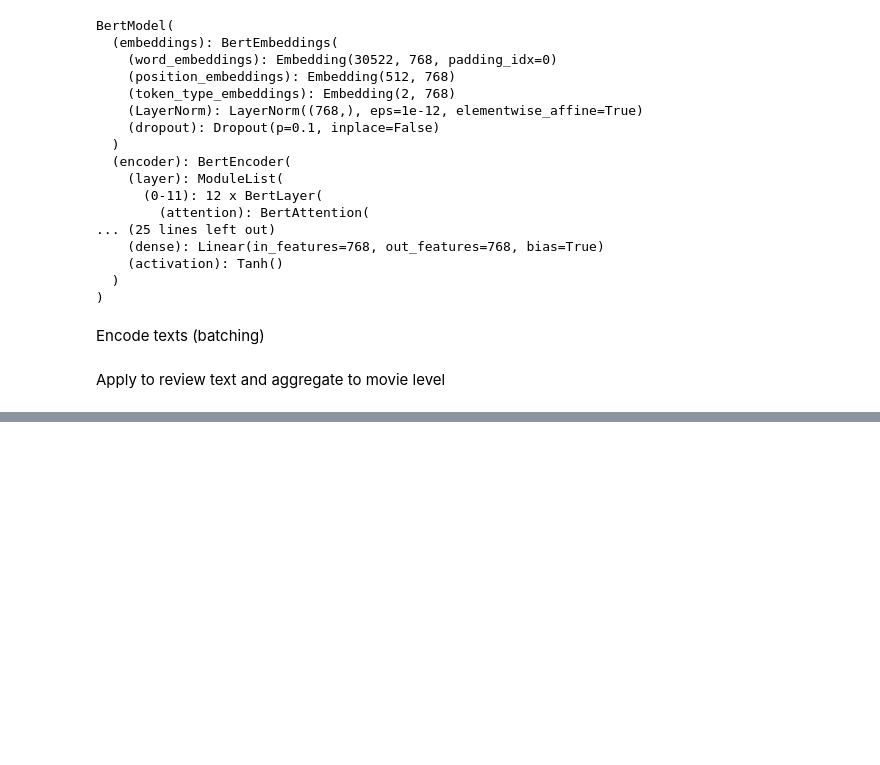
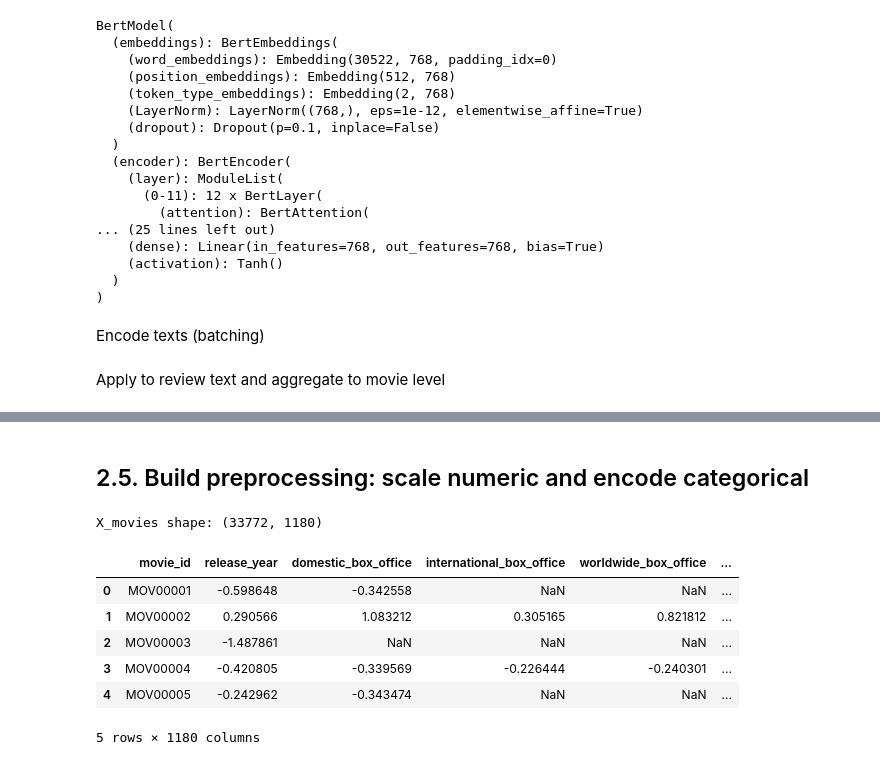
Before and after one commit to YoungJun173/DDB_AI_Group_Assignmen, a Jupyter notebook: Playground Notebooks/EDA.ipynb, the cells around one changed output, grey strips where cells are left out. Cells and saved outputs as stored; diff of their text form; code cells hidden in the pictures; blank space fills up the shorter version.

```diff
--- a/Playground Notebooks/EDA.ipynb
+++ b/Playground Notebooks/EDA.ipynb
@@ -2136,0 +1964,4 @@ Shape of the dataset (rows × columns)
+# %%
+# identify embedding columns in X_with_emb
+emb_cols = [c for c in X_with_emb.columns if c.startswith("emb_")]
+len(emb_cols), emb_cols[:5]
@@ -2136,0 +2002,57 @@ Shape of the dataset (rows × columns)
+# %% [markdown]
+## 2.5. Build preprocessing: scale numeric and encode categorical
+# %%
+from sklearn.compose import ColumnTransformer
+from sklearn.preprocessing import StandardScaler, OneHotEncoder
+
+
+# build preprocessing: scale numeric + encode categorical
+# choose which categorical columns you want to encode
+cat_cols = [c for c in ["studio"] if c in X_pca.columns]
+
+# numeric columns = all numeric non-ID, non-categorical, non-text columns + PCA components
+# exclude movie_id and categorical vars, keep only numeric dtype
+base_num_cols = [
+    c for c in X_pca.columns
+    if c not in (["movie_id"] + cat_cols)
+    and (pd.api.types.is_numeric_dtype(X_pca[c]))
+]
+
+# ensure PCA cols are included (they should already be numeric, but this is to be safe)
+num_cols = list(dict.fromkeys(base_num_cols + pca_cols))  # de-duplicate while preserving order
+
+preprocessor = ColumnTransformer(
+    transformers=[
+        ("num", StandardScaler(), num_cols),
+        # sklearn >= 1.2 uses sparse_output instead of sparse
+        ("cat", OneHotEncoder(handle_unknown="ignore", sparse_output=False), cat_cols),
+    ],
+    remainder="drop"
+)
+
+# produce final ML-ready feature matrix X_movies
+X_matrix = preprocessor.fit_transform(X_pca)
+
+# build readable column names
+cat_feature_names = []
+if len(cat_cols) > 0:
+    ohe = preprocessor.named_transformers_["cat"]
+    cat_feature_names = ohe.get_feature_names_out(cat_cols).tolist()
+
+final_feature_names = num_cols + cat_feature_names
+
+X_movies = pd.DataFrame(X_matrix, columns=final_feature_names)
+X_movies.insert(0, "movie_id", X_pca["movie_id"].values)
+
+# quick checks
+print("X_movies shape:", X_movies.shape)
+X_movies.head()
+# %% [output]
+X_movies shape: (33772, 1180)
+|  | movie_id | release_year | domestic_box_office | international_box_office | worldwide_box_office | ... |
+| 0 | MOV00001 | -0.598648 | -0.342558 | NaN | NaN | ... |
+| 1 | MOV00002 | 0.290566 | 1.083212 | 0.305165 | 0.821812 | ... |
+| 2 | MOV00003 | -1.487861 | NaN | NaN | NaN | ... |
+| 3 | MOV00004 | -0.420805 | -0.339569 | -0.226444 | -0.240301 | ... |
+| 4 | MOV00005 | -0.242962 | -0.343474 | NaN | NaN | ... |
+5 rows × 1180 columns
```
Also changed, not shown: parts of 77 cells of this notebook.
